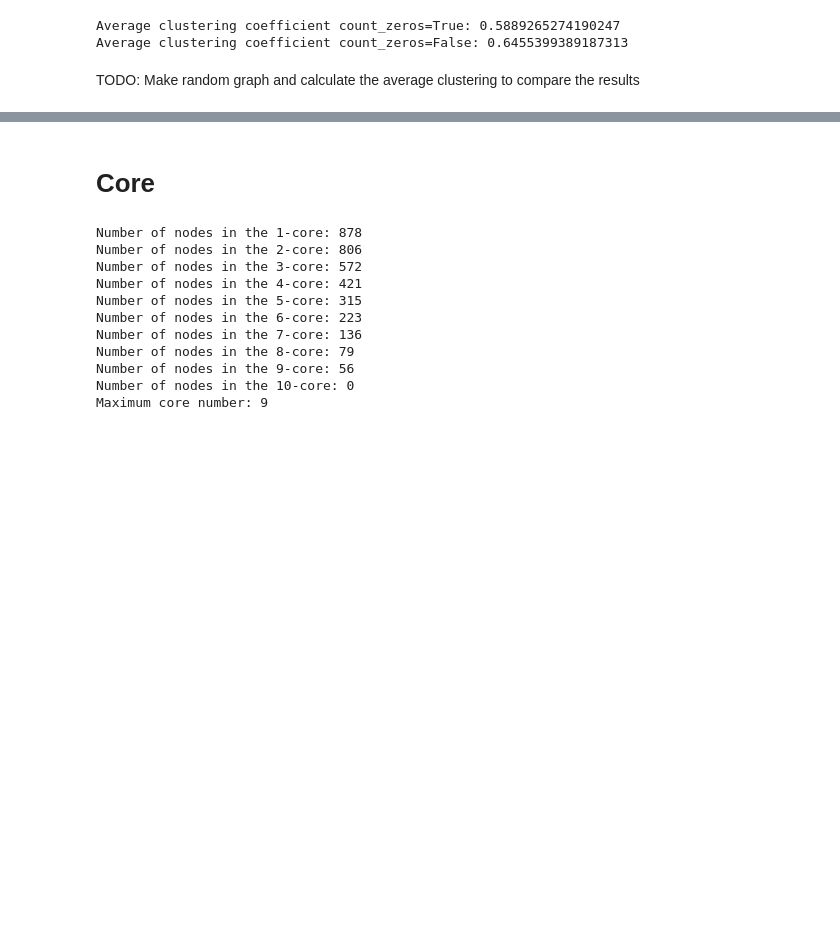
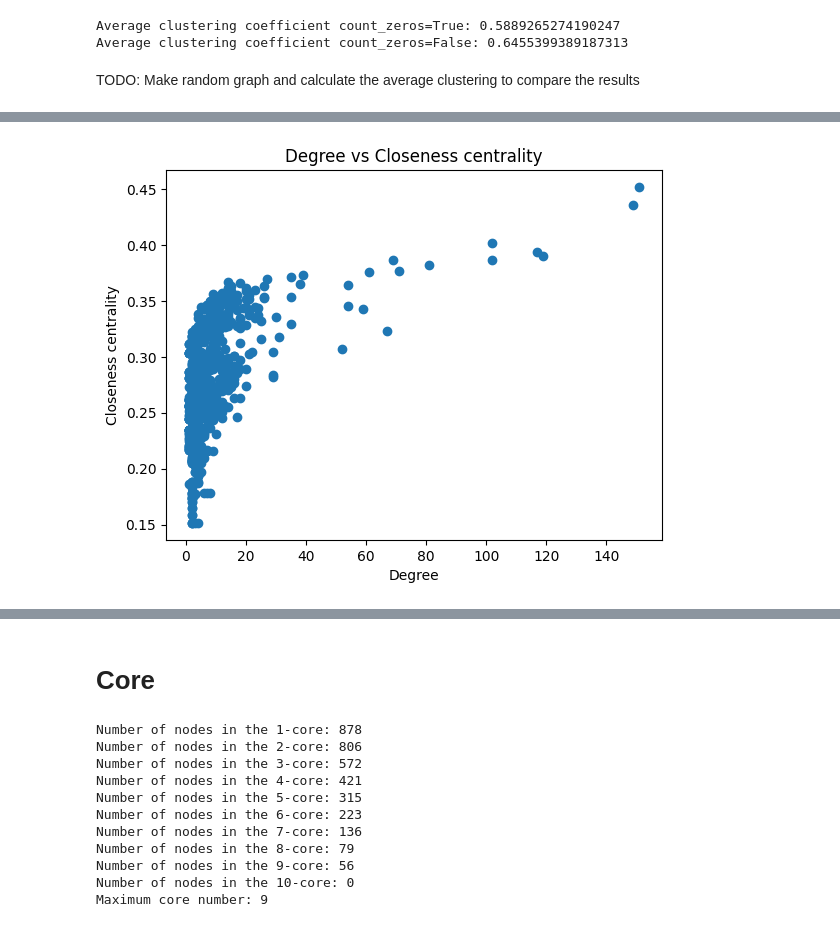
Before and after one commit to danieldamc/redes-complejas, a Jupyter notebook: assigment_1.ipynb, the cells around one changed output, grey strips where cells are left out. Drawn from its saved outputs; the diff is of its cells as text; code cells hidden in the pictures; blank space fills up the shorter version.

```diff
--- a/assigment_1.ipynb
+++ b/assigment_1.ipynb
@@ -140,0 +180,8 @@ TODO: Make random graph and calculate the average clustering to compare the resu
+# %%
+plt.scatter(degrees, closeness)
+plt.title("Degree vs Closeness centrality")
+plt.xlabel("Degree")
+plt.ylabel("Closeness centrality")
+plt.show()
+# %% [output]
+[figure, added]
```
Also changed, not shown: parts of 12 cells of this notebook, 5 other files.
